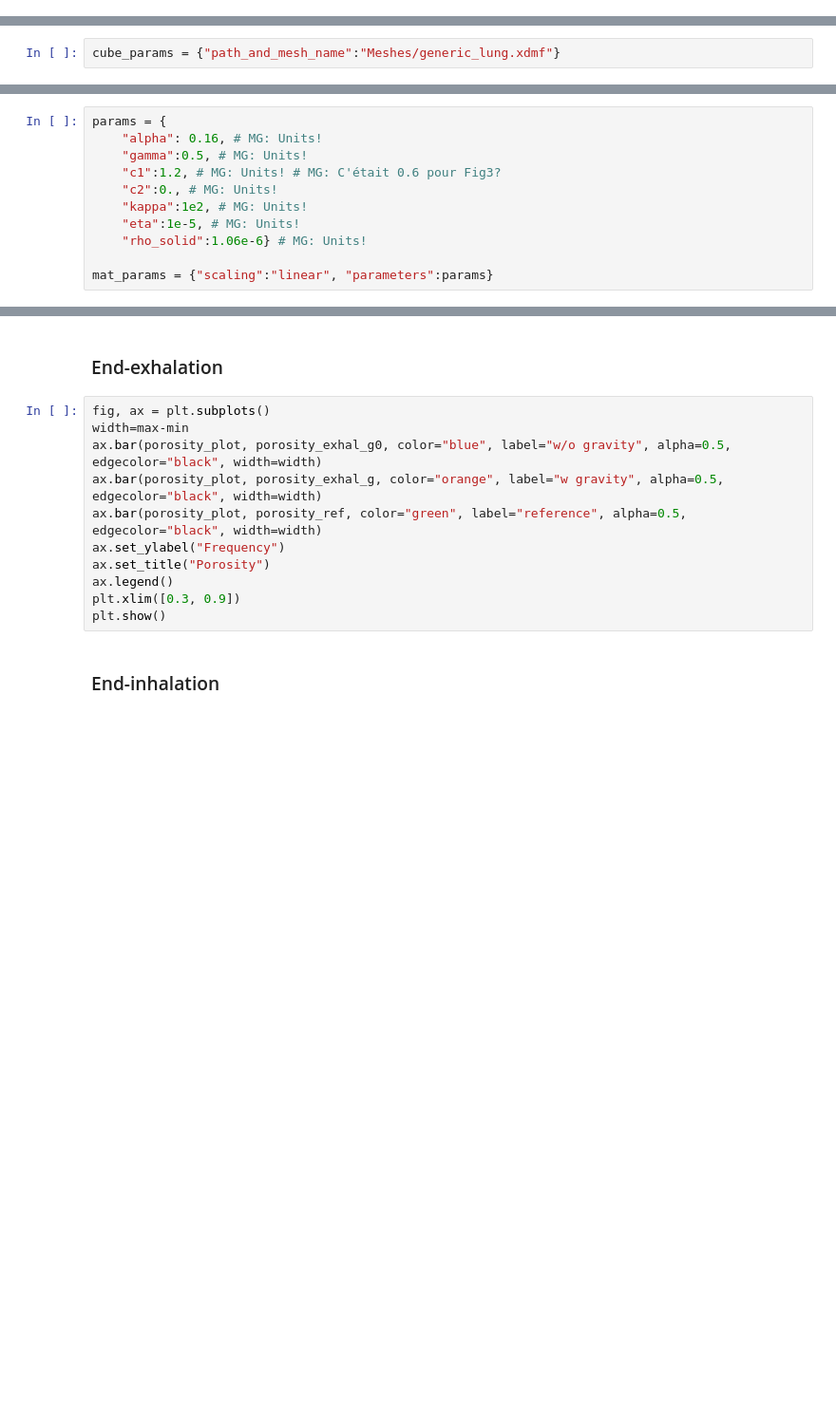
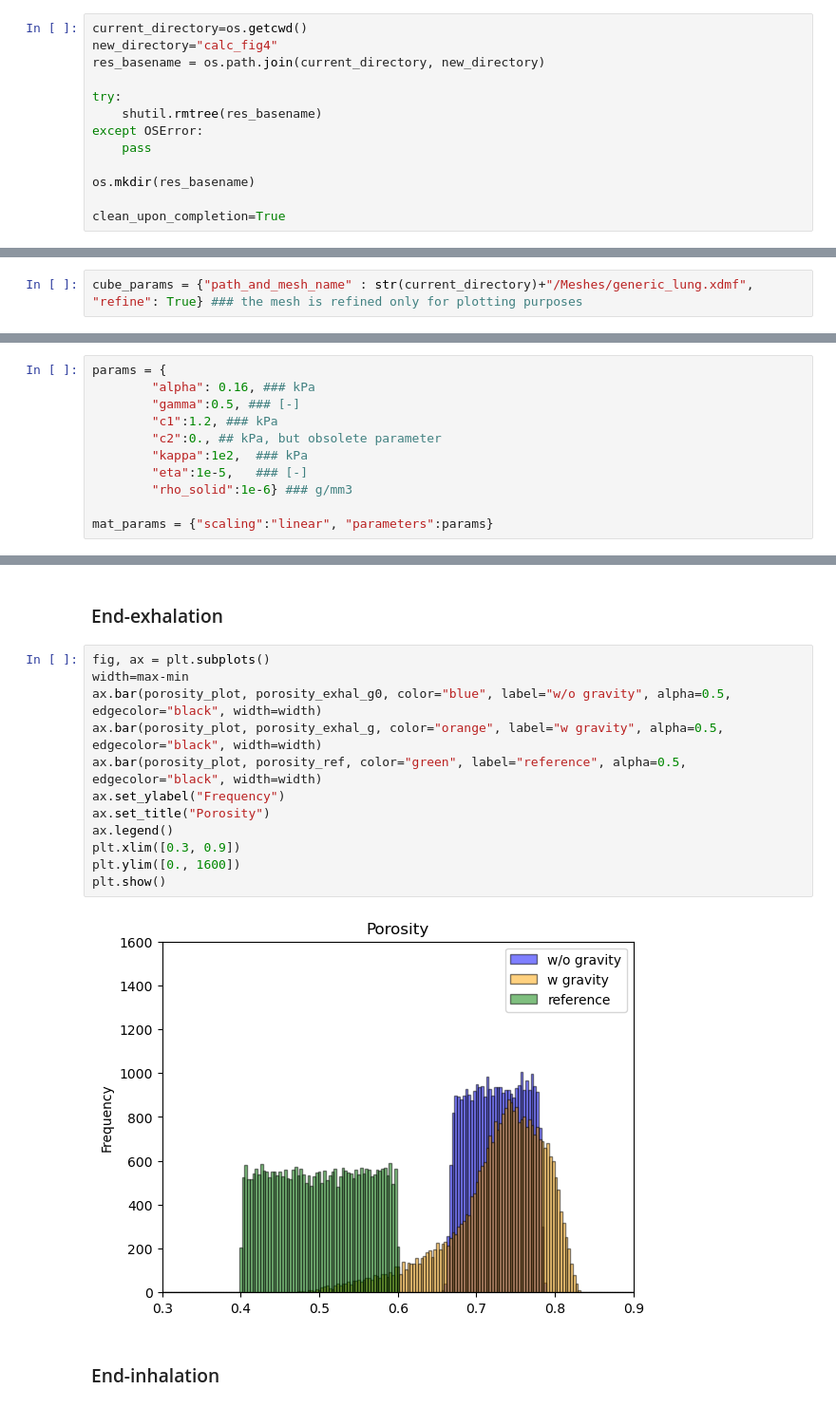
Before and after one commit to alicepeyraut/identification-methods-paper-demos, a Jupyter notebook: demos/Fig4.ipynb, the cells around one changed output, grey strips where cells are left out. Shown at 95% size. Saved outputs shown, nothing was run; the diff lists cells and outputs as text; blank space fills up the shorter version.

Commit message:
commiting changes figure 4

```diff
--- a/demos/Fig4.ipynb
+++ b/demos/Fig4.ipynb
@@ -11,20 +15,33 @@ import dolfin_mech as dmech
+# %%
+current_directory=os.getcwd()
+new_directory="calc_fig4"
+res_basename = os.path.join(current_directory, new_directory)
+
+try:
+    shutil.rmtree(res_basename)
+except OSError:
+    pass
+
+os.mkdir(res_basename)
+
+clean_upon_completion=True
 # %% [markdown]
 ## Parameters
 # %% [markdown]
 ### Mesh
 # %%
-cube_params = {"path_and_mesh_name":"Meshes/generic_lung.xdmf"}
+cube_params = {"path_and_mesh_name" : str(current_directory)+"/Meshes/generic_lung.xdmf", "refine": True} ### the mesh is refined only for plotting purposes
 # %% [markdown]
 ### Material
 # %%
 params = {
-    "alpha": 0.16, # MG: Units!
-    "gamma":0.5, # MG: Units!
-    "c1":1.2, # MG: Units! # MG: C'était 0.6 pour Fig3?
-    "c2":0., # MG: Units!
-    "kappa":1e2, # MG: Units!
-    "eta":1e-5, # MG: Units!
-    "rho_solid":1.06e-6} # MG: Units!
+        "alpha": 0.16, ### kPa
+        "gamma":0.5, ### [-]
+        "c1":1.2, ### kPa
+        "c2":0., ## kPa, but obsolete parameter
+        "kappa":1e2,  ### kPa
+        "eta":1e-5,   ### [-]
+        "rho_solid":1e-6} ### g/mm3
 
 mat_params = {"scaling":"linear", "parameters":params}
 # %% [markdown]
@@ -128,14 +145,17 @@ for c in range(0, len(porosity_lst)-1):
 # %%
 fig, ax = plt.subplots()
 width=max-min
 ax.bar(porosity_plot, porosity_exhal_g0, color="blue", label="w/o gravity", alpha=0.5, edgecolor="black", width=width)
 ax.bar(porosity_plot, porosity_exhal_g, color="orange", label="w gravity", alpha=0.5, edgecolor="black", width=width)
 ax.bar(porosity_plot, porosity_ref, color="green", label="reference", alpha=0.5, edgecolor="black", width=width)
 ax.set_ylabel("Frequency")
 ax.set_title("Porosity")
 ax.legend()
 plt.xlim([0.3, 0.9])
+plt.ylim([0., 1600])
 plt.show()
+# %% [output]
+[figure, added]
 # %% [markdown]
 ### End-inhalation
 # %%
```
Also changed, not shown: parts of 6 cells of this notebook.
